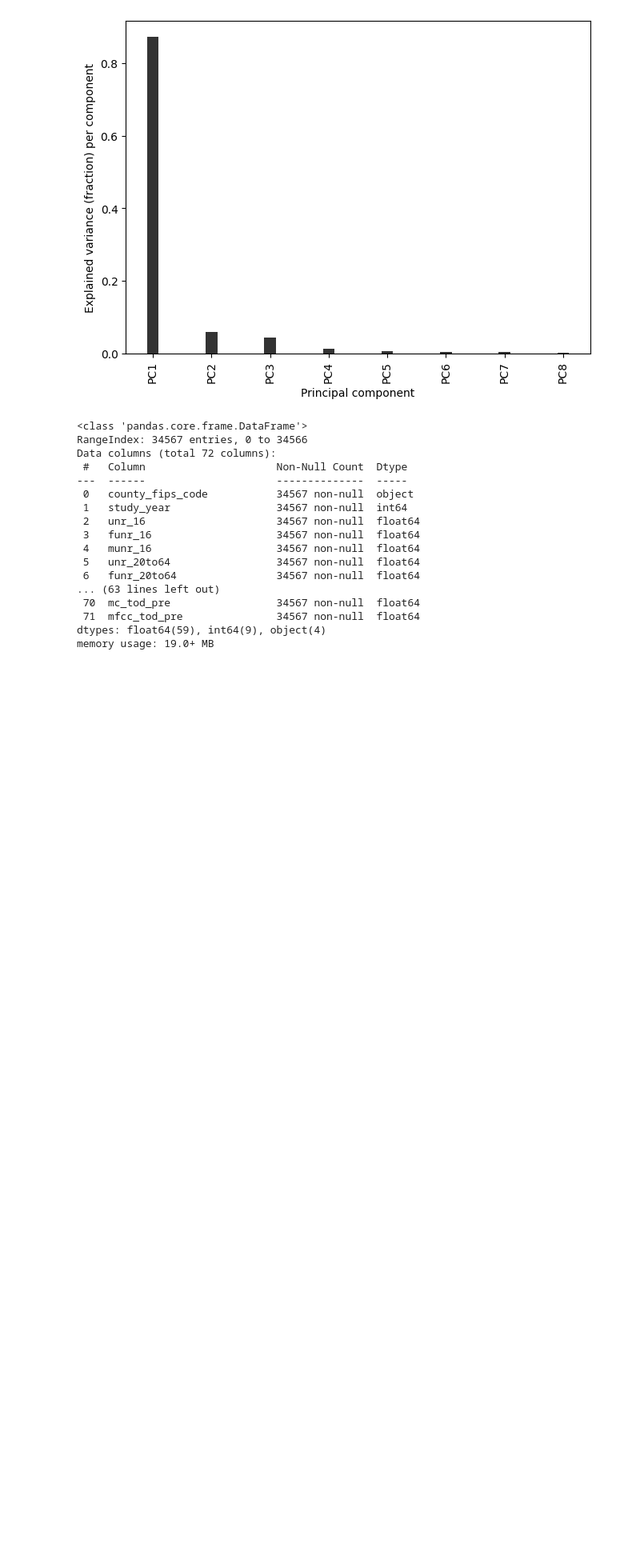
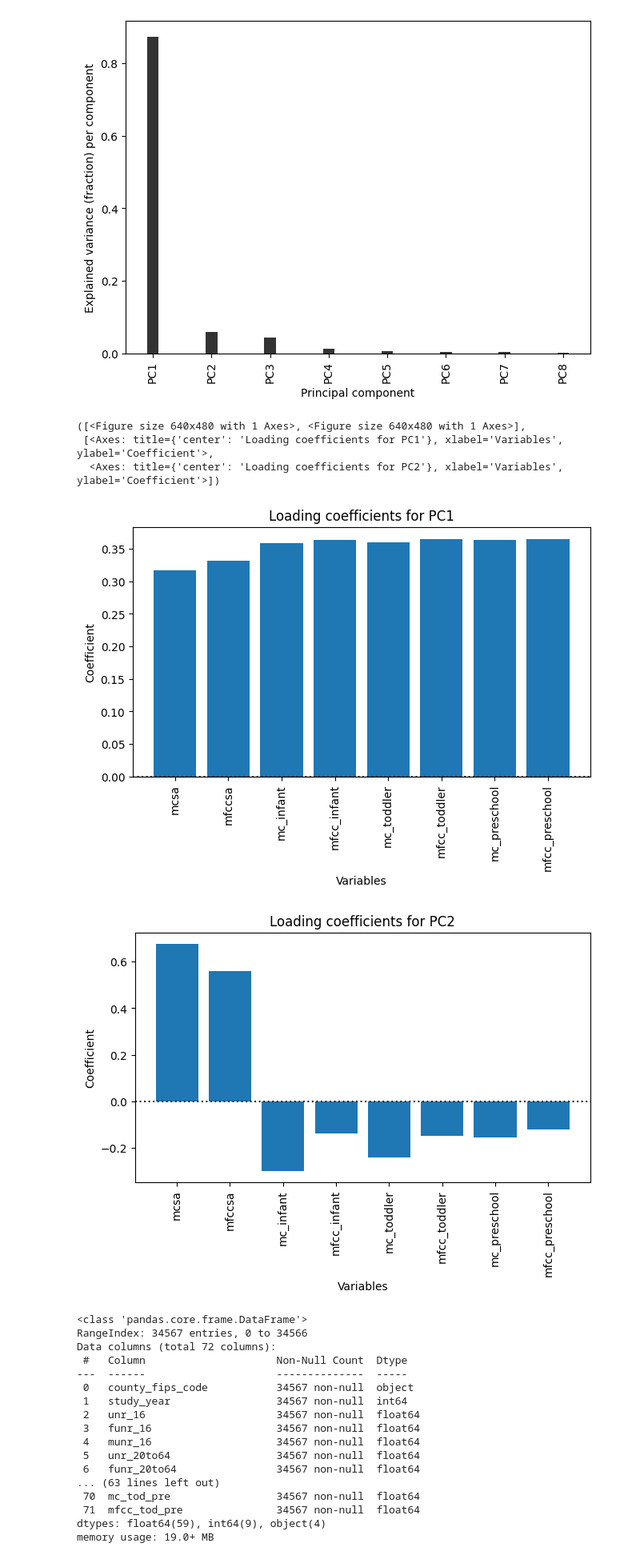
Before and after one commit to AliceNanL/BA820-project, a Jupyter notebook: BA820_Childcare_M4_NanLi.ipynb, the cells around one changed output. Shown at 80% size. Drawn from its saved outputs; the diff is of its cells as text; code cells hidden in the pictures; blank space fills up the shorter version.

Commit message:
PCA for care price/cost

```diff
--- a/BA820_Childcare_M4_NanLi.ipynb
+++ b/BA820_Childcare_M4_NanLi.ipynb
@@ -617,3 +616,20 @@ loadings = pd.
+# %%
+# check the loading of each feature to PC
+
+from psynlig import pca_1d_loadings
+
+pca_1d_loadings(
+    pca_cost,
+    childcare_burden,
+    select_components={1, 2},
+    plot_type="bar",
+)
+# %% [output]
+([<Figure size 640x480 with 1 Axes>, <Figure size 640x480 with 1 Axes>],
+ [<Axes: title={'center': 'Loading coefficients for PC1'}, xlabel='Variables', ylabel='Coefficient'>,
+  <Axes: title={'center': 'Loading coefficients for PC2'}, xlabel='Variables', ylabel='Coefficient'>])
+[figure, added]
+[figure, added]
 # %%
 df_combined = df_imputed.copy()
 
```
Also changed, not shown: parts of 2 cells of this notebook.
